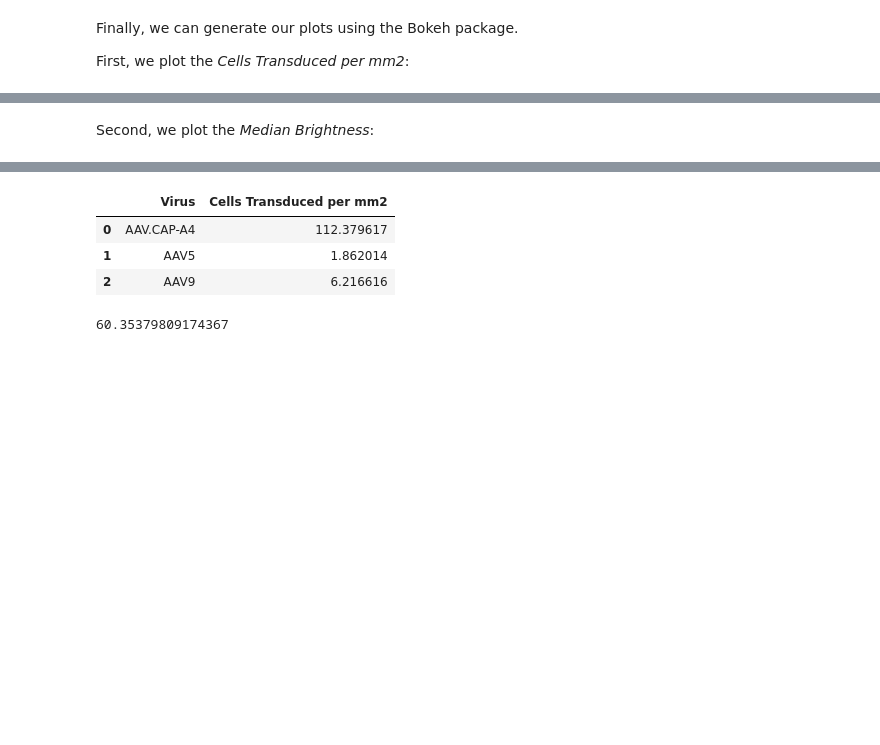
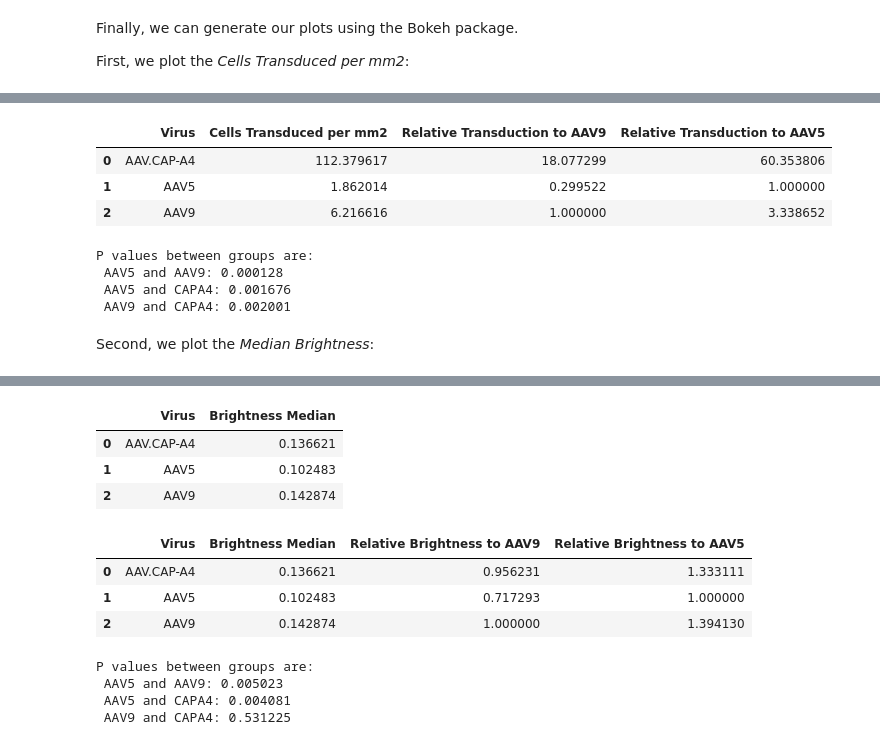
Before and after one commit to GradinaruLab/Image_Segmentation, a Jupyter notebook: plotting.ipynb, the cells around one changed output, grey strips where cells are left out. Drawn from its saved outputs; the diff is of its cells as text; code cells hidden in the pictures; blank space fills up the shorter version.

```diff
--- a/plotting.ipynb
+++ b/plotting.ipynb
@@ -126,0 +155,7 @@ show(p)
+# %%
+df_counts_grouped
+# %% [output]
+|  | Virus | Cells Transduced per mm2 | Relative Transduction to AAV9 | Relative Transduction to AAV5 |
+| 0 | AAV.CAP-A4 | 112.379617 | 18.077299 | 60.353806 |
+| 1 | AAV5 | 1.862014 | 0.299522 | 1.000000 |
+| 2 | AAV9 | 6.216616 | 1.000000 | 3.338652 |
@@ -127,3 +166,14 @@ show(p)
+# %%
+stat_5_9 = stats.ttest_ind(pop_AAV5['Cells Transduced per mm2'], pop_AAV9['Cells Transduced per mm2'], equal_var = False)
+stat_A4_5 = stats.ttest_ind(pop_CAPA4['Cells Transduced per mm2'], pop_AAV5['Cells Transduced per mm2'], equal_var = False)
+stat_A4_9 = stats.ttest_ind(pop_CAPA4['Cells Transduced per mm2'], pop_AAV9['Cells Transduced per mm2'], equal_var = False)
+
+print("P values between groups are:\n AAV5 and AAV9: %f \n AAV5 and CAPA4: %f \n AAV9 and CAPA4: %f" % (stat_5_9[1], stat_A4_5[1], stat_A4_9[1]))
+# %% [output]
+P values between groups are:
+ AAV5 and AAV9: 0.000128
+ AAV5 and CAPA4: 0.001676
+ AAV9 and CAPA4: 0.002001
 # %% [markdown]
 Second, we plot the _Median Brightness_:
 # %%
@@ -182,19 +239,28 @@ show(p)
 [interactive output not drawn]
 [interactive output not drawn]
 # %%
-grouped = df_counts.groupby(['Virus'])
+grouped = df_brightness.groupby(['Virus'])
 
-df_counts_grouped = grouped['Cells Transduced per mm2'].mean().reset_index()
+df_brightness_grouped = grouped['Brightness Median'].mean().reset_index()
 
-df_counts_grouped = df_counts_grouped.dropna()
+df_brightness_grouped = df_brightness_grouped.dropna()
+
+df_brightness_grouped
+# %% [output]
+|  | Virus | Brightness Median |
+| 0 | AAV.CAP-A4 | 0.136621 |
+| 1 | AAV5 | 0.102483 |
+| 2 | AAV9 | 0.142874 |
-# %%
-df_counts_grouped
-# %% [output]
-|  | Virus | Cells Transduced per mm2 |
-| 0 | AAV.CAP-A4 | 112.379617 |
-| 1 | AAV5 | 1.862014 |
-| 2 | AAV9 | 6.216616 |
-# %%
-112.379617/1.862014
-# %% [output]
-60.35379809174367
+# %%
+inds = df_brightness_grouped['Virus'] == 'AAV9'
+df_brightness_grouped['Relative Brightness to AAV9'] = df_brightness_grouped['Brightness Median'] / df_brightness_grouped.loc[inds, 'Brightness Median'].values
+
+inds = df_brightness_grouped['Virus'] == 'AAV5'
+df_brightness_grouped['Relative Brightness to AAV5'] = df_brightness_grouped['Brightness Median'] / df_brightness_grouped.loc[inds, 'Brightness Median'].values
+# %%
+df_brightness_grouped
+# %% [output]
+|  | Virus | Brightness Median | Relative Brightness to AAV9 | Relative Brightness to AAV5 |
+| 0 | AAV.CAP-A4 | 0.136621 | 0.956231 | 1.333111 |
+| 1 | AAV5 | 0.102483 | 0.717293 | 1.000000 |
+| 2 | AAV9 | 0.142874 | 1.000000 | 1.394130 |
@@ -200,0 +271,11 @@ df_counts_grouped
+# %%
+stat_5_9 = stats.ttest_ind(pop_AAV5['Brightness Median'], pop_AAV9['Brightness Median'], equal_var = False)
+stat_A4_5 = stats.ttest_ind(pop_CAPA4['Brightness Median'], pop_AAV5['Brightness Median'], equal_var = False)
+stat_A4_9 = stats.ttest_ind(pop_CAPA4['Brightness Median'], pop_AAV9['Brightness Median'], equal_var = False)
+
+print("P values between groups are:\n AAV5 and AAV9: %f \n AAV5 and CAPA4: %f \n AAV9 and CAPA4: %f" % (stat_5_9[1], stat_A4_5[1], stat_A4_9[1]))
+# %% [output]
+P values between groups are:
+ AAV5 and AAV9: 0.005023
+ AAV5 and CAPA4: 0.004081
+ AAV9 and CAPA4: 0.531225
```
Also changed, not shown: parts of 7 cells of this notebook, 1 other file.
